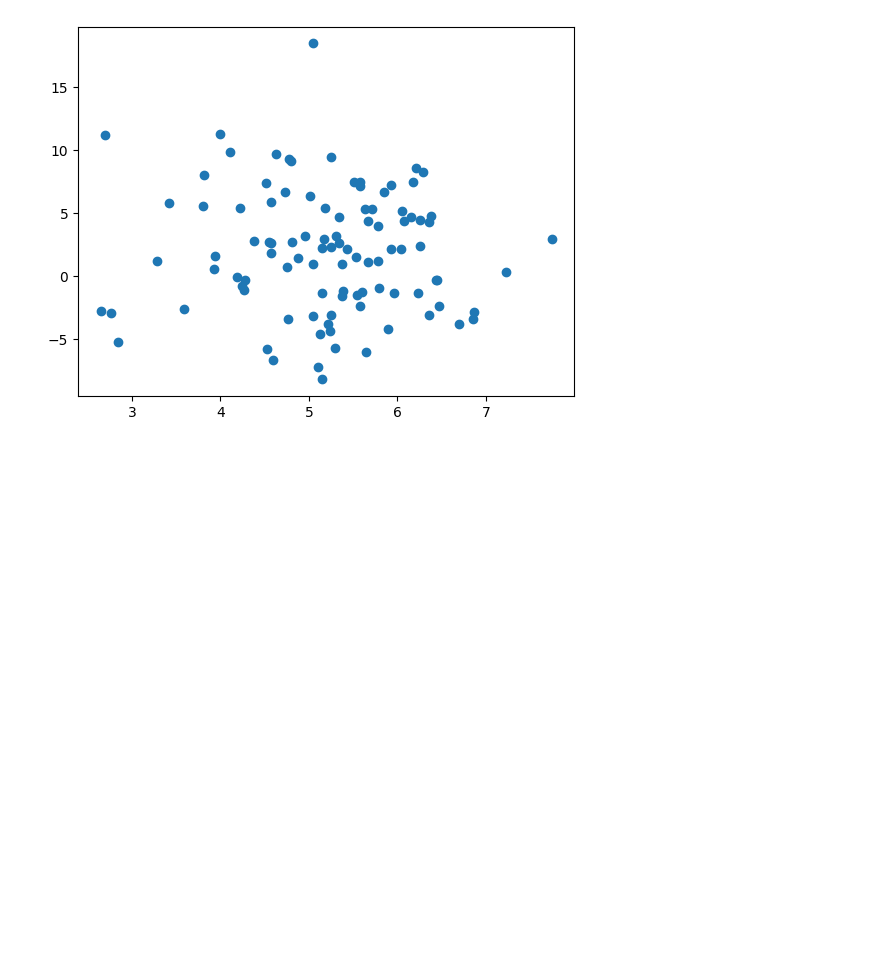
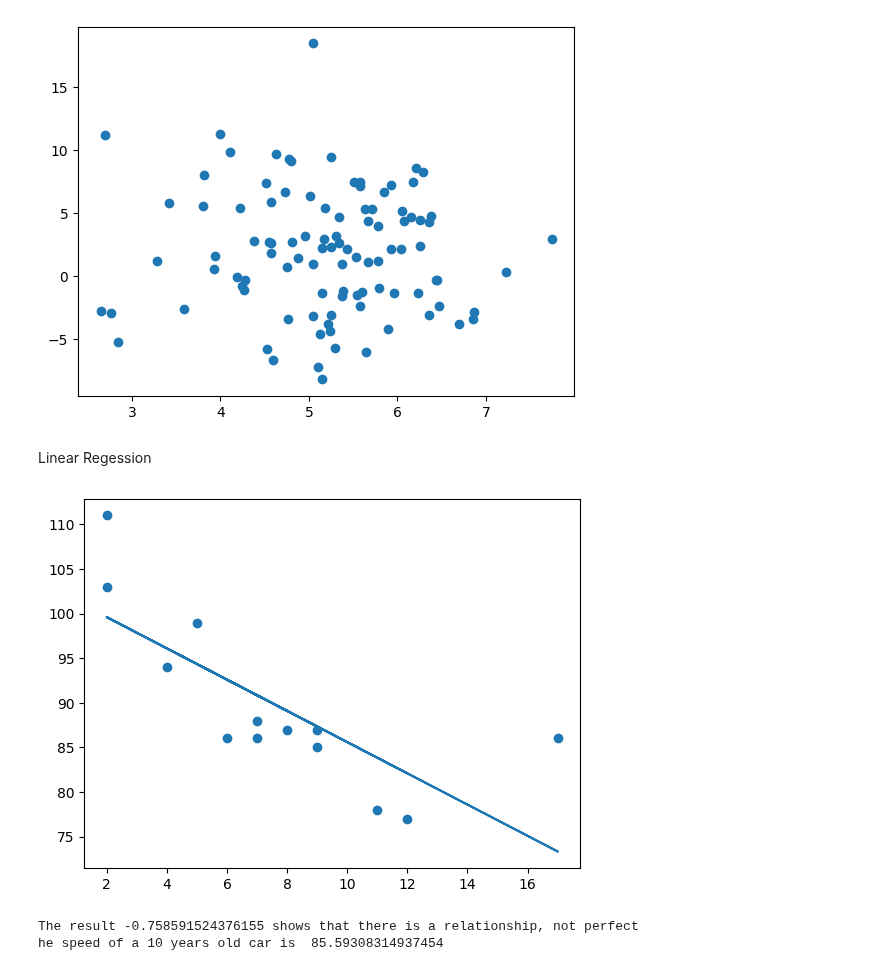
Before and after one commit to kjeyaram-orcl/DataScience, a Jupyter notebook: MachineLearningBasics.ipynb, the cells around one changed output. Saved outputs shown, nothing was run; the diff lists cells and outputs as text; code cells hidden in the pictures; blank space fills up the shorter version.

```diff
--- a/MachineLearningBasics.ipynb
+++ b/MachineLearningBasics.ipynb
@@ -37,3 +37,32 @@ plt.scatter(x,y)
 plt.show()
 # %% [output]
 [figure]
+# %% [markdown]
+Linear Regession
+# %%
+import matplotlib.pyplot as plt
+from scipy import stats
+
+x = [5,7,8,7,2,17,2,9,4,11,12,9,6]
+y = [99,86,87,88,111,86,103,87,94,78,77,85,86]
+
+slope, intercept, r, p, std_err = stats.linregress(x, y)
+
+def myfunc(x):
+  return slope * x + intercept
+
+mymodel = list(map(myfunc, x))
+
+plt.scatter(x, y)
+plt.plot(x, mymodel)
+plt.show()
+
+#The r value ranges from -1 to 1, where 0 means no relationship, and 1 (and -1) means 100% related.
+print ( "The result", r, "shows that there is a relationship, not perfect")
+
+#Predict Future Values. Example: Let us try to predict the speed of a 10 years old car.
+print( 'he speed of a 10 years old car is ' , myfunc(10))
+# %% [output]
+[figure, added]
+The result -0.758591524376155 shows that there is a relationship, not perfect
+he speed of a 10 years old car is  85.59308314937454
```
